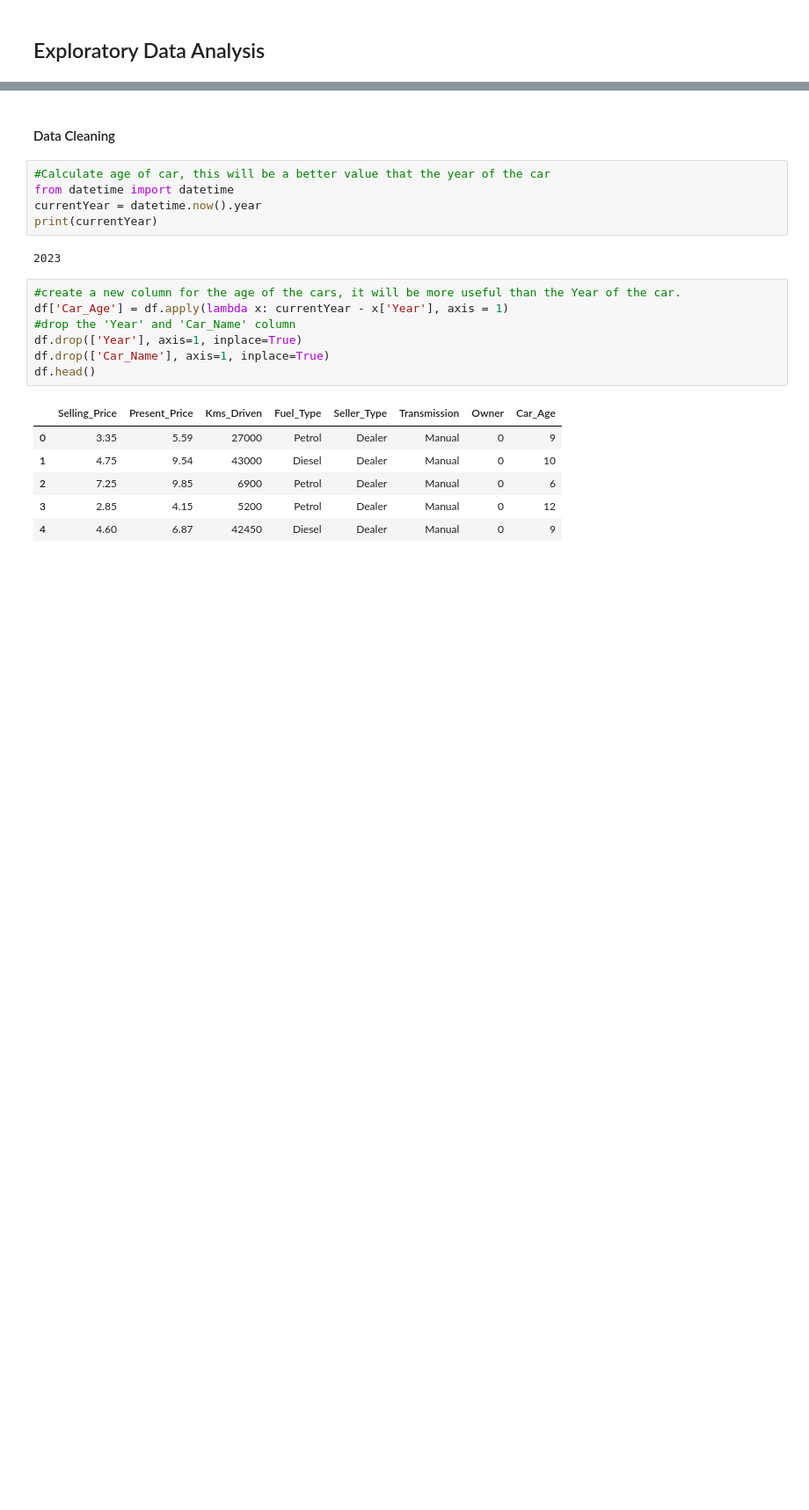
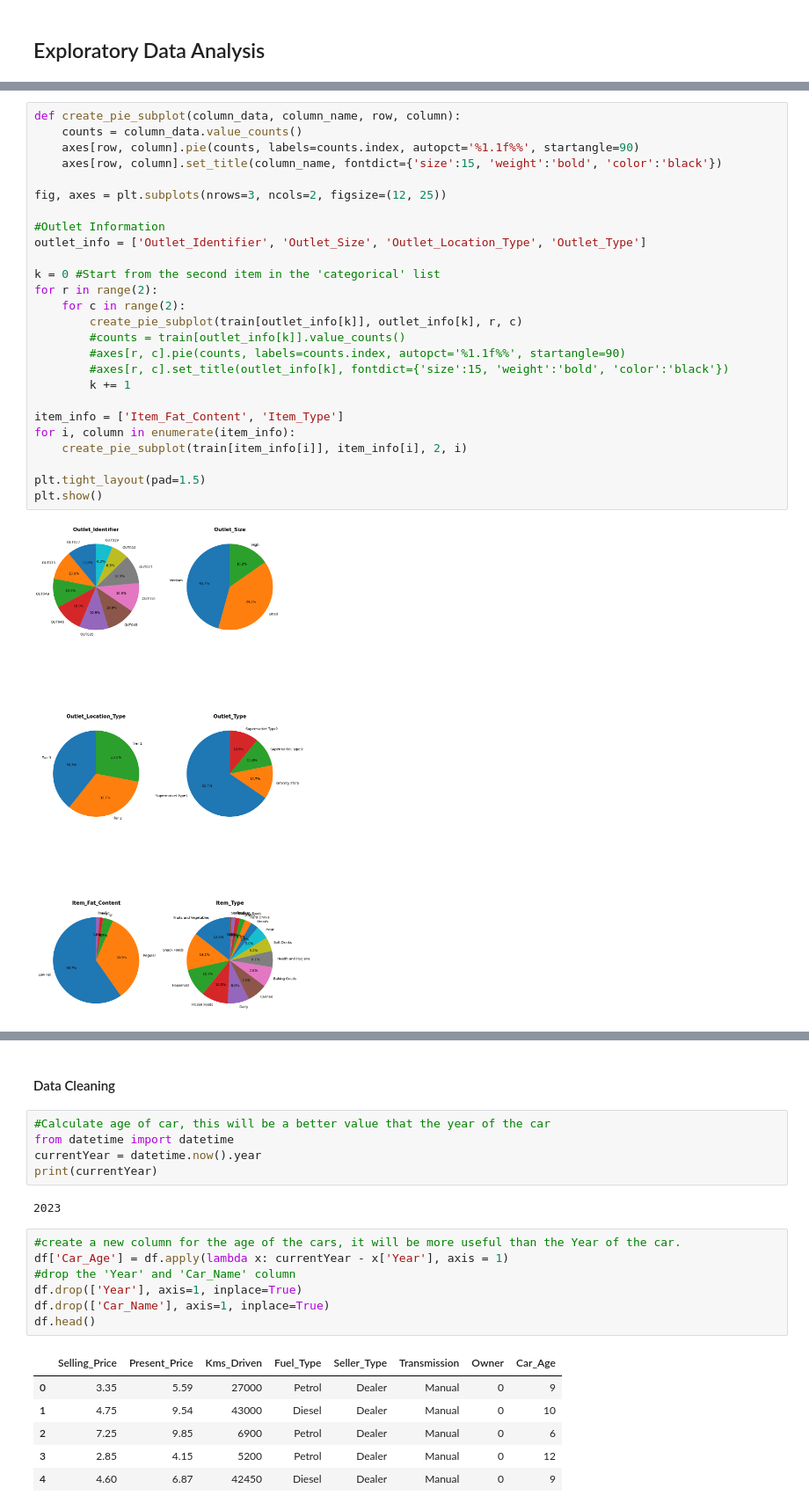
Before and after one commit to edidiongaligbe/Evaluation_Metrics, a Jupyter notebook: Regression.ipynb, the cells around one changed output, grey strips where cells are left out. Shown: that part at 88% size. Cells and saved outputs as stored; diff of their text form; blank space fills up the shorter version.

```diff
--- a/Regression.ipynb
+++ b/Regression.ipynb
@@ -71 +123,29 @@ memory usage: 21.3+ KB
+# %%
+def create_pie_subplot(column_data, column_name, row, column):
+    counts = column_data.value_counts()
+    axes[row, column].pie(counts, labels=counts.index, autopct='%1.1f%%', startangle=90)
+    axes[row, column].set_title(column_name, fontdict={'size':15, 'weight':'bold', 'color':'black'})
+
+fig, axes = plt.subplots(nrows=3, ncols=2, figsize=(12, 25))
+
+#Outlet Information
+outlet_info = ['Outlet_Identifier', 'Outlet_Size', 'Outlet_Location_Type', 'Outlet_Type']
+
+k = 0 #Start from the second item in the 'categorical' list
+for r in range(2):
+    for c in range(2):
+        create_pie_subplot(train[outlet_info[k]], outlet_info[k], r, c)
+        #counts = train[outlet_info[k]].value_counts()
+        #axes[r, c].pie(counts, labels=counts.index, autopct='%1.1f%%', startangle=90)
+        #axes[r, c].set_title(outlet_info[k], fontdict={'size':15, 'weight':'bold', 'color':'black'})
+        k += 1
+
+item_info = ['Item_Fat_Content', 'Item_Type']
+for i, column in enumerate(item_info):
+    create_pie_subplot(train[item_info[i]], item_info[i], 2, i)
+
+plt.tight_layout(pad=1.5)
+plt.show()
+# %% [output]
+[figure, added]
 # %%
```
Also changed, not shown: parts of 17 cells of this notebook.
